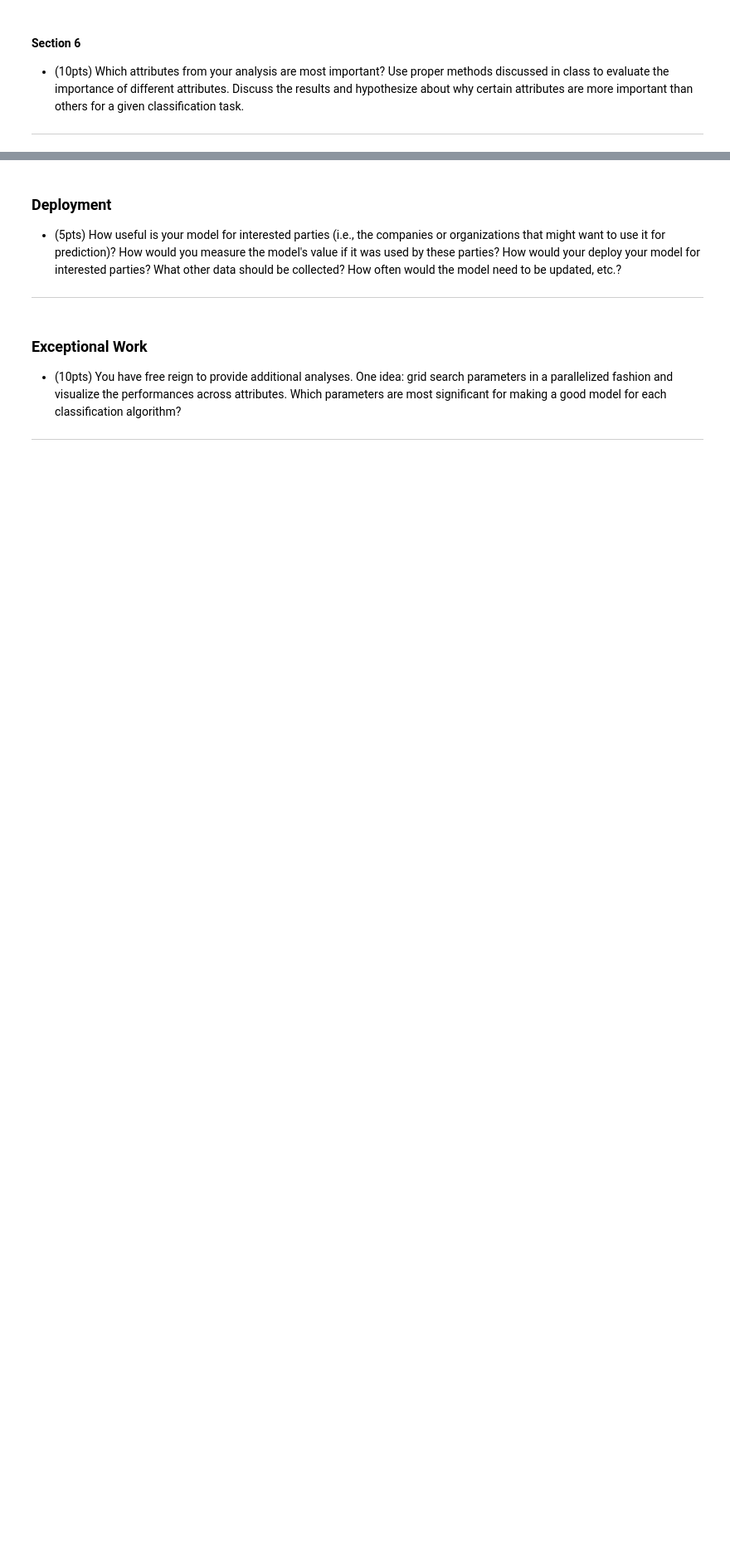
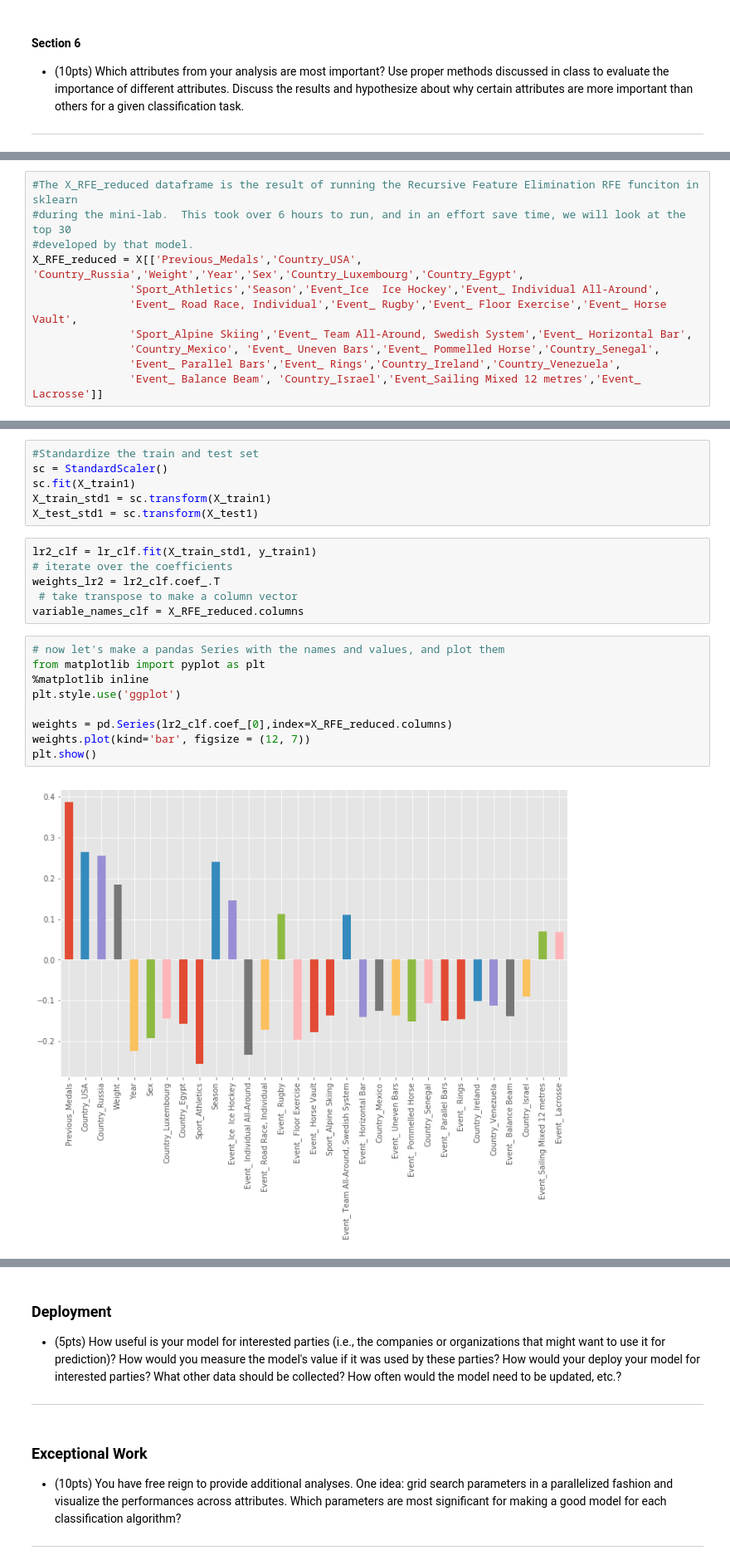
Before and after one commit to i4a/olympics, a Jupyter notebook: LabAssignmentTwo.ipynb, the cells around one changed output, grey strips where cells are left out. Shown at 83% size. Drawn from its saved outputs; the diff is of its cells as text; blank space fills up the shorter version.

```diff
--- a/LabAssignmentTwo.ipynb
+++ b/LabAssignmentTwo.ipynb
@@ -299,0 +723,11 @@ clf2
+# %%
+#The X_RFE_reduced dataframe is the result of running the Recursive Feature Elimination RFE funciton in sklearn
+#during the mini-lab.  This took over 6 hours to run, and in an effort save time, we will look at the top 30
+#developed by that model.
+X_RFE_reduced = X[['Previous_Medals','Country_USA', 'Country_Russia','Weight','Year','Sex','Country_Luxembourg','Country_Egypt',
+               'Sport_Athletics','Season','Event_Ice  Ice Hockey','Event_ Individual All-Around',
+               'Event_ Road Race, Individual','Event_ Rugby','Event_ Floor Exercise','Event_ Horse Vault',
+               'Sport_Alpine Skiing','Event_ Team All-Around, Swedish System','Event_ Horizontal Bar',
+               'Country_Mexico', 'Event_ Uneven Bars','Event_ Pommelled Horse','Country_Senegal',
+               'Event_ Parallel Bars','Event_ Rings','Country_Ireland','Country_Venezuela',
+               'Event_ Balance Beam', 'Country_Israel','Event_Sailing Mixed 12 metres','Event_ Lacrosse']]
@@ -299,0 +738,23 @@ clf2
+# %%
+#Standardize the train and test set
+sc = StandardScaler()
+sc.fit(X_train1)
+X_train_std1 = sc.transform(X_train1)
+X_test_std1 = sc.transform(X_test1)
+# %%
+lr2_clf = lr_clf.fit(X_train_std1, y_train1)
+# iterate over the coefficients
+weights_lr2 = lr2_clf.coef_.T
+ # take transpose to make a column vector
+variable_names_clf = X_RFE_reduced.columns
+# %%
+# now let's make a pandas Series with the names and values, and plot them
+from matplotlib import pyplot as plt
+%matplotlib inline
+plt.style.use('ggplot')
+
+weights = pd.Series(lr2_clf.coef_[0],index=X_RFE_reduced.columns)
+weights.plot(kind='bar', figsize = (12, 7))
+plt.show()
+# %% [output]
+[figure, added]
```
Also changed, not shown: parts of 54 cells of this notebook.
